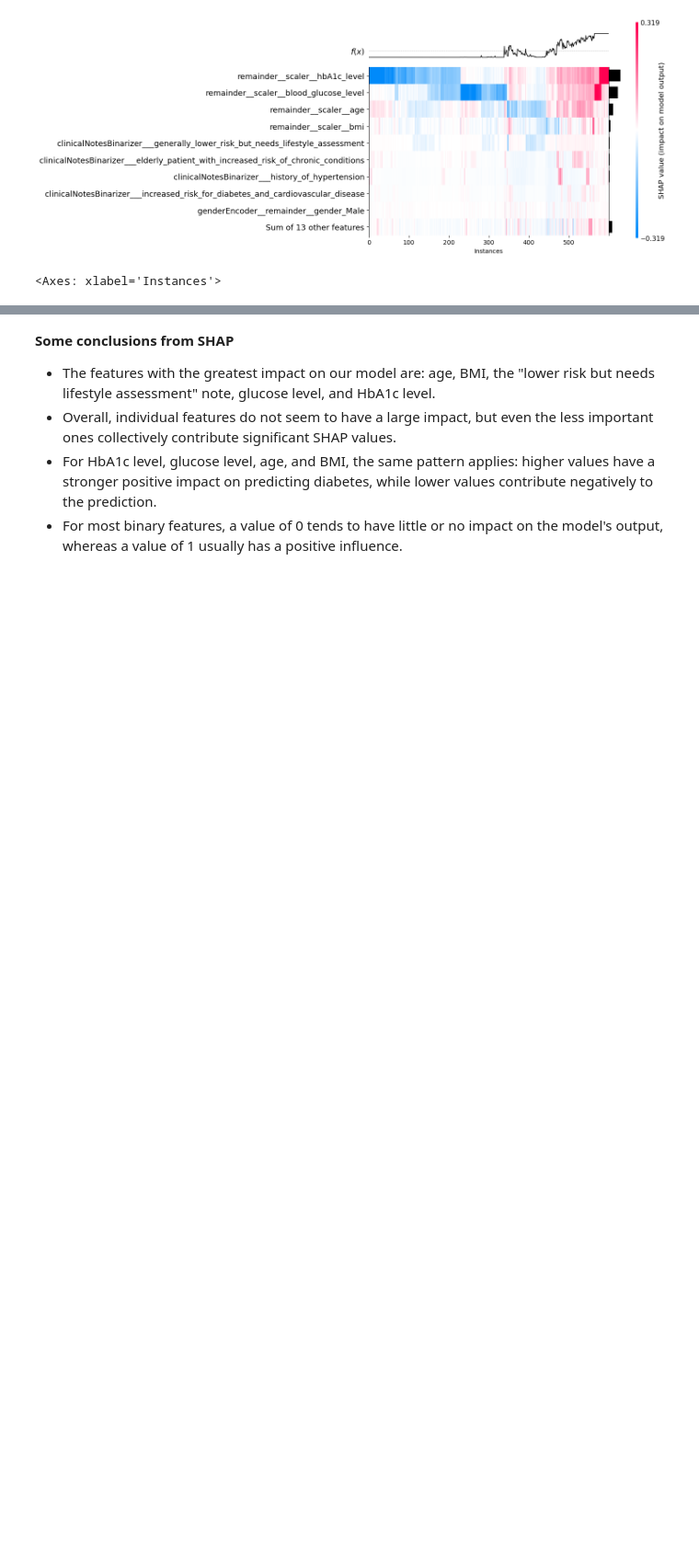
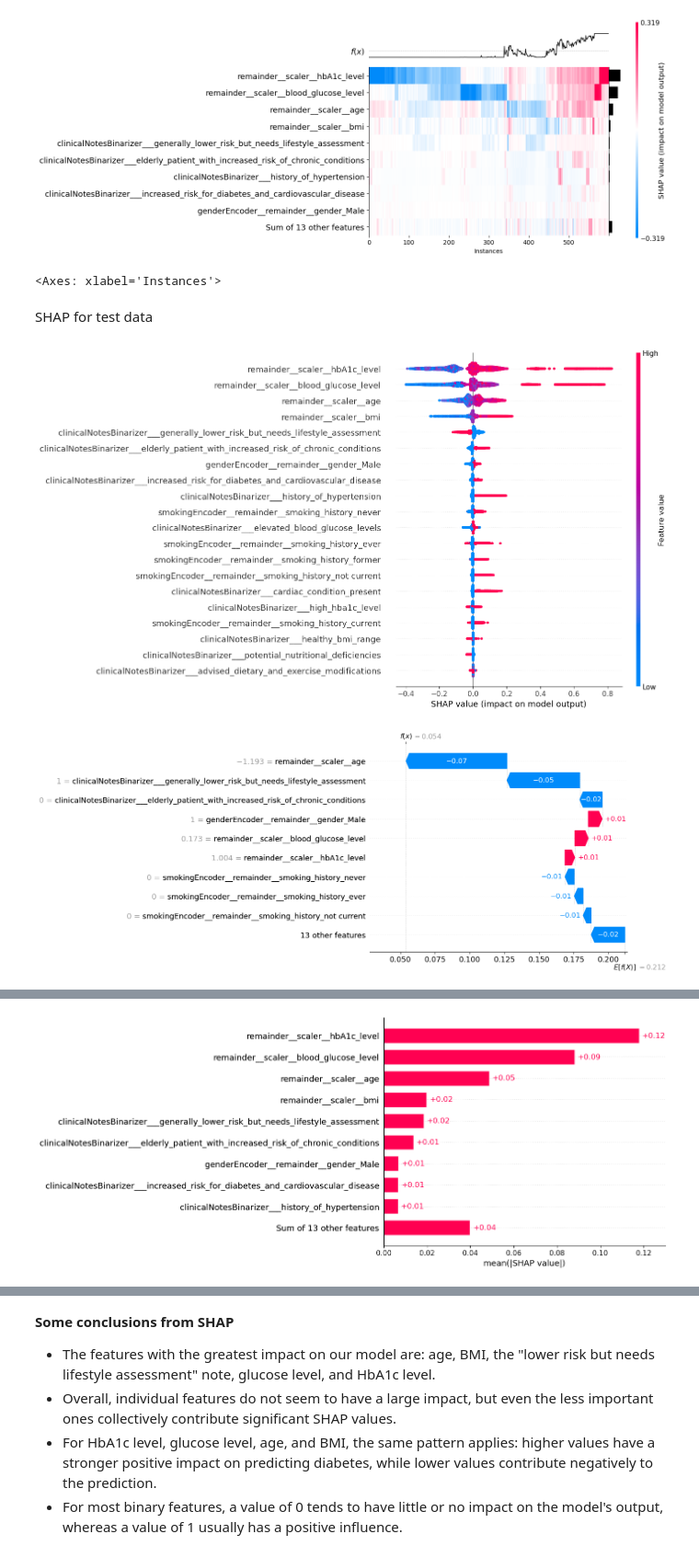
Before and after one commit to kasia-sko/ML, a Jupyter notebook: projekt_1/budowa_krok_3_1.ipynb, the cells around one changed output, grey strips where cells are left out. Shown at 92% size. Drawn from its saved outputs; the diff is of its cells as text; code cells hidden in the pictures; blank space fills up the shorter version.

Commit message:
test shap

```diff
--- a/projekt_1/budowa_krok_3_1.ipynb
+++ b/projekt_1/budowa_krok_3_1.ipynb
@@ -1142,3 +1144,24 @@ shap.plots.heatmap(shap_values[idx, :, 1])
 # %% [output]
 [figure]
 <Axes: xlabel='Instances'>
+# %% [markdown]
+SHAP for test data
+# %%
+model = gboost3
+pipeline_fit(model)
+
+explainer = shap.Explainer(model.predict_proba, X_transformed_test)
+shap_values = explainer(X_transformed_test)
+# %%
+feature_names = X_transformed_test.columns.tolist()
+shap.summary_plot(shap_values[:, :, 1], X_transformed_test, feature_names=feature_names, show=True)
+shap.plots.waterfall(shap_values[0, :, 1])
+shap.summary_plot(shap_values[:, :, 1], X_transformed_test, feature_names=feature_names, plot_type="bar", show=True)
+shap.plots.bar(shap_values[:, :, 1])
+shap.summary_plot(shap_values[:, :, 1], X_transformed_test, feature_names=feature_names, plot_type="violin", show=True)
+shap.plots.bar(shap_values[0, :, 1])
+shap.plots.bar(shap_values[:, :, 1].max(axis=0))
+shap.plots.waterfall(shap_values[0, :, 1])
+# %% [output]
+[figure, added]
+[figure, added]
@@ -1144,0 +1169 @@ shap.plots.heatmap(shap_values[idx, :, 1])
+[figure, added]
```
Also changed, not shown: parts of 3 cells of this notebook.
